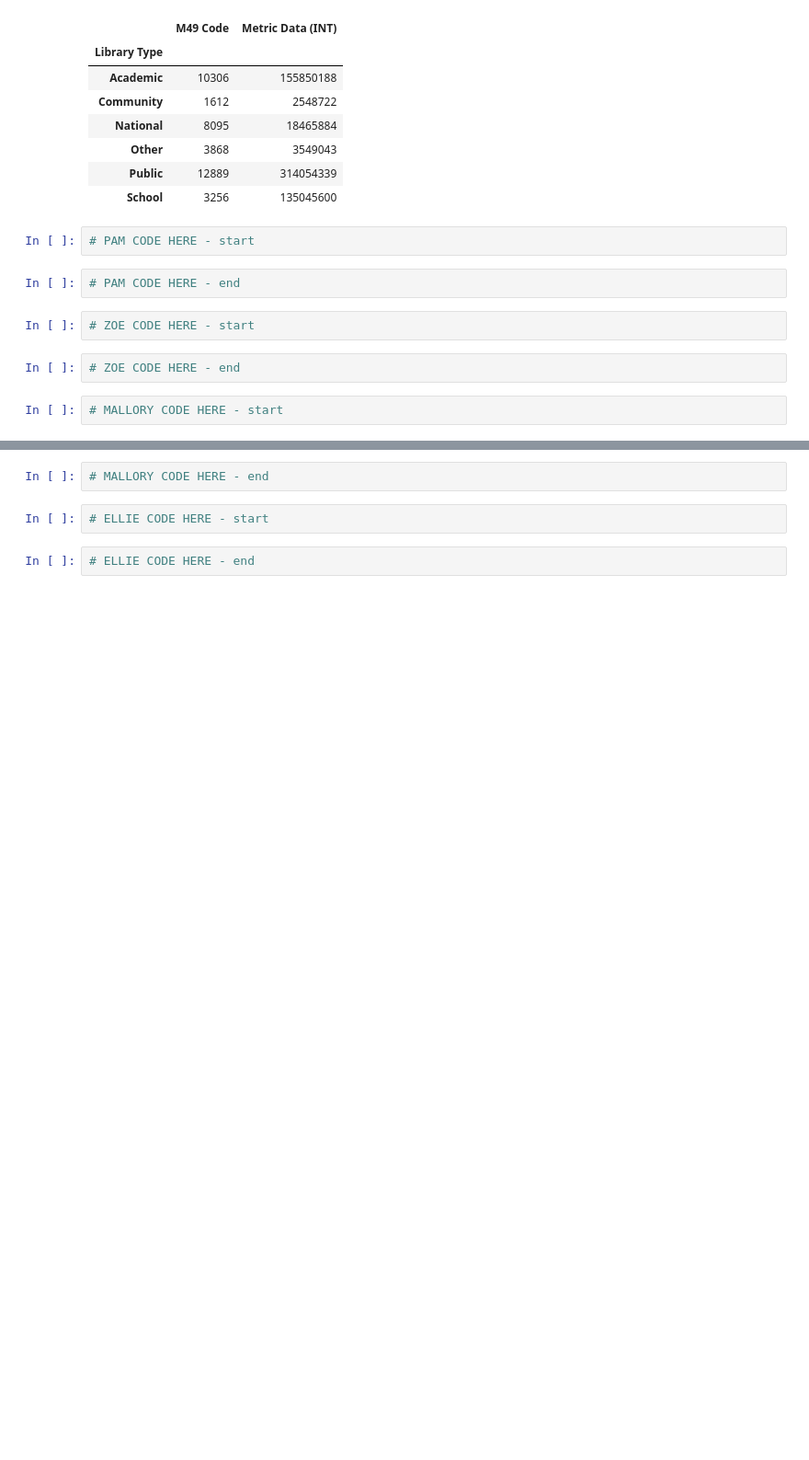
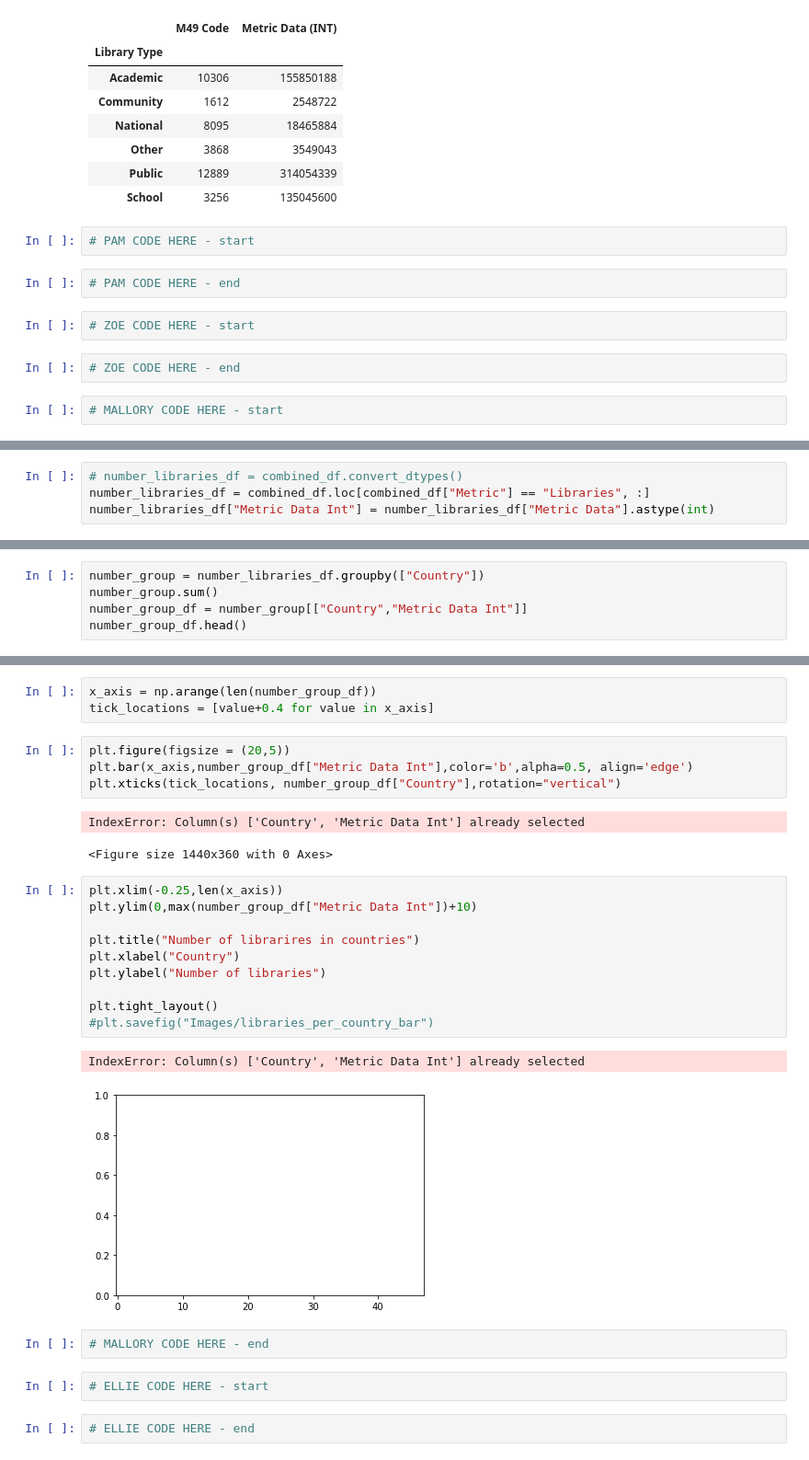
Before and after one commit to zpoeschl/Libraries-vs-Happiness, a Jupyter notebook: WorkingNotebook.ipynb, the cells around one changed output, grey strips where cells are left out. Shown at 92% size. Saved outputs shown, nothing was run; the diff lists cells and outputs as text; blank space fills up the shorter version.

Commit message:
code in for libraries per country bar graph, but not working yet

```diff
--- a/WorkingNotebook.ipynb
+++ b/WorkingNotebook.ipynb
@@ -105,0 +110,4 @@ See the caveats in the documentation: https://pandas.pydata.org/pandas-docs/stab
+# %%
+# number_libraries_df = combined_df.convert_dtypes()
+number_libraries_df = combined_df.loc[combined_df["Metric"] == "Libraries", :]
+number_libraries_df["Metric Data Int"] = number_libraries_df["Metric Data"].astype(int)
@@ -105,0 +120,5 @@ See the caveats in the documentation: https://pandas.pydata.org/pandas-docs/stab
+# %%
+number_group = number_libraries_df.groupby(["Country"])
+number_group.sum()
+number_group_df = number_group[["Country","Metric Data Int"]]
+number_group_df.head()
@@ -106,3 +139,26 @@ See the caveats in the documentation: https://pandas.pydata.org/pandas-docs/stab
+# %%
+x_axis = np.arange(len(number_group_df))
+tick_locations = [value+0.4 for value in x_axis]
+# %%
+plt.figure(figsize = (20,5))
+plt.bar(x_axis,number_group_df["Metric Data Int"],color='b',alpha=0.5, align='edge')
+plt.xticks(tick_locations, number_group_df["Country"],rotation="vertical")
+# %% [output]
+IndexError: Column(s) ['Country', 'Metric Data Int'] already selected
+<Figure size 1440x360 with 0 Axes>
+# %%
+plt.xlim(-0.25,len(x_axis))
+plt.ylim(0,max(number_group_df["Metric Data Int"])+10)
+
+plt.title("Number of librarires in countries")
+plt.xlabel("Country")
+plt.ylabel("Number of libraries")
+
+plt.tight_layout()
+#plt.savefig("Images/libraries_per_country_bar")
+# %% [output]
+IndexError: Column(s) ['Country', 'Metric Data Int'] already selected
+[figure, added]
 # %%
 # MALLORY CODE HERE - end
 # %%
```
Also changed, not shown: parts of 5 cells of this notebook.
